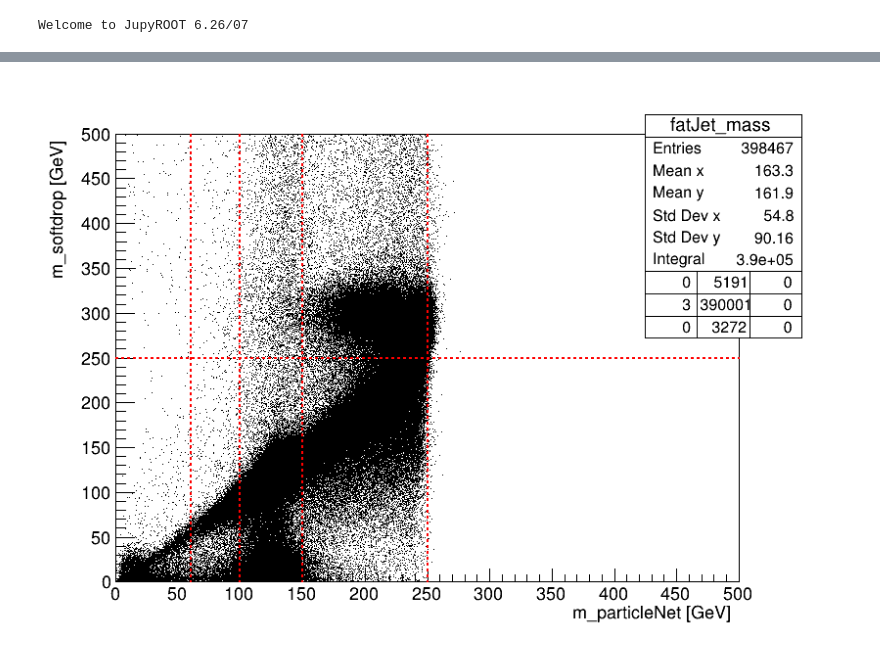
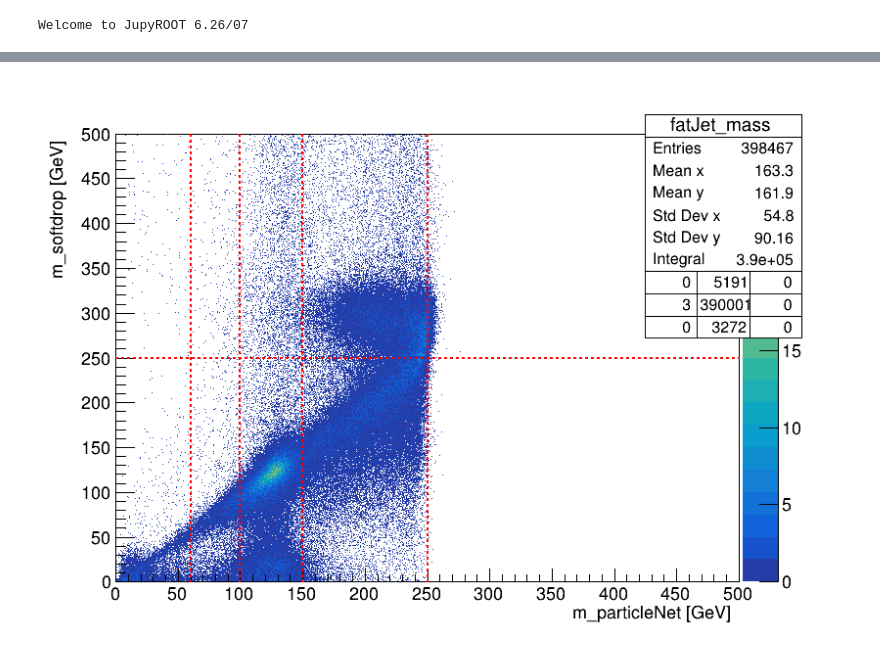
Before and after one commit to CMS-H3PO/H3PO, a Jupyter notebook: notebooks/particleNet_vs_softdrop.ipynb, the cells around one changed output, grey strips where cells are left out. Saved outputs shown, nothing was run; the diff lists cells and outputs as text; code cells hidden in the pictures.

```diff
--- a/notebooks/particleNet_vs_softdrop.ipynb
+++ b/notebooks/particleNet_vs_softdrop.ipynb
@@ -92,7 +101,7 @@ c.Draw()
 # %%
 fout = ROOT.TFile.Open("outfile.root", "READ")
 h = fout.Get("fatJet_mass")
-h.Draw("hist")
+h.Draw("colz")
 
 
 line1 = ROOT.TLine(250, 0, 250, 500)
@@ -112,31 +121,31 @@ line2.SetLineStyle(2)
 
 line3.SetLineColor(ROOT.kRed)
 line3.SetLineWidth(2)
 line3.SetLineStyle(2)
 
 line4.SetLineColor(ROOT.kRed)
 line4.SetLineWidth(2)
 line4.SetLineStyle(2)
 
 line5.SetLineColor(ROOT.kRed)
 line5.SetLineWidth(2)
 line5.SetLineStyle(2)
 
 line6.SetLineColor(ROOT.kRed)
 line6.SetLineWidth(2)
 line6.SetLineStyle(2)
 
 
 line1.Draw()
 line2.Draw()
 line3.Draw()
 line4.Draw()
 line5.Draw()
 line6.Draw()
 
 
 
 c.Update()
 c.Draw()
 # %% [output]
-[figure, old version]
+[figure, new version]
```
Also changed, not shown: parts of 1 cell of this notebook, 17 other files.
